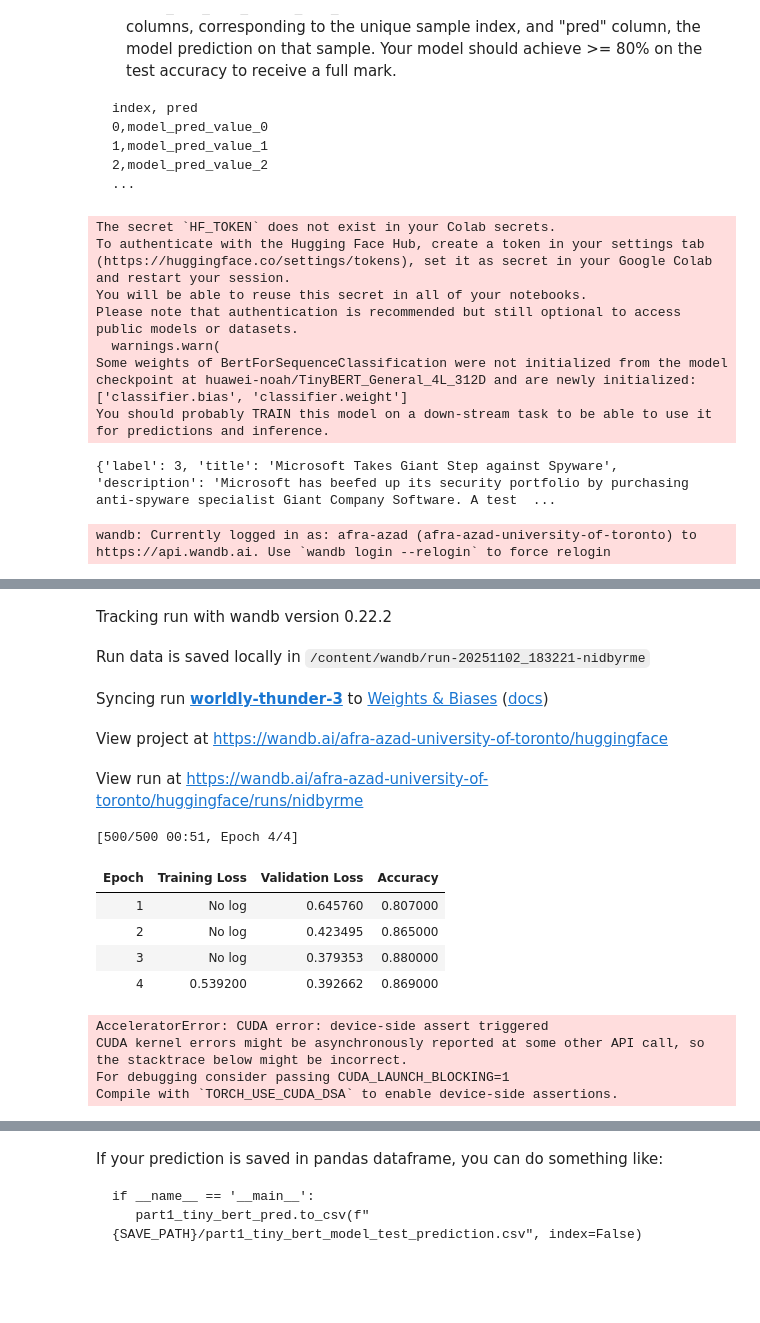
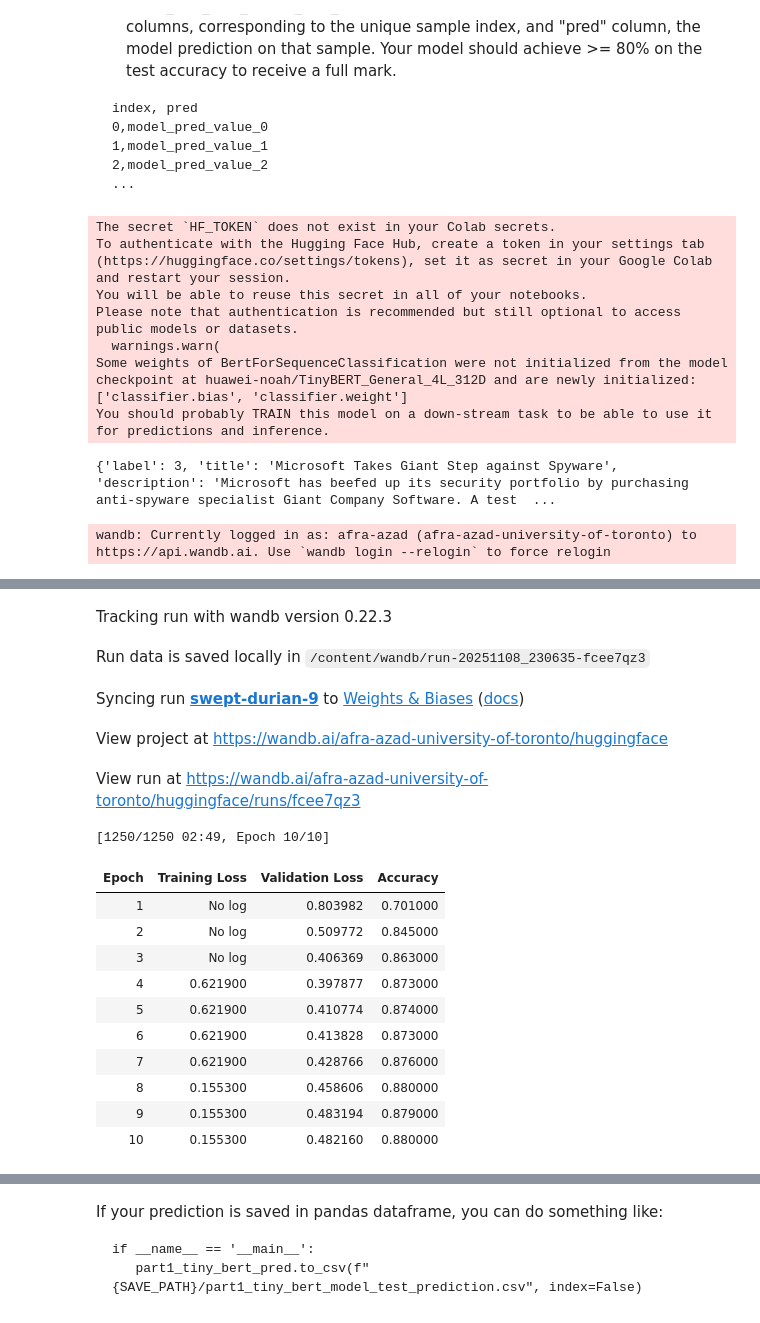
Before and after one commit to AfraAd/CSC413-Homeworks, a Jupyter notebook: Fall25_Hw8_transformer_part1.ipynb, the cells around one changed output, grey strips where cells are left out. Drawn from its saved outputs; the diff is of its cells as text; code cells hidden in the pictures; blank space fills up the shorter version.

```diff
--- a/Fall25_Hw8_transformer_part1.ipynb
+++ b/Fall25_Hw8_transformer_part1.ipynb
@@ -116,7 +134,7 @@ if __name__ == '__main__':
         learning_rate=5e-5,
         per_device_train_batch_size=32,
         per_device_eval_batch_size=64,
-        num_train_epochs=4,
+        num_train_epochs=10,
         weight_decay=0.01,
         warmup_ratio=0.1,
         load_best_model_at_end=True,
@@ -129,44 +147,46 @@ if __name__ == '__main__':
         model=model,
         args=training_args,
         train_dataset=tokenized_datasets["train"],
         eval_dataset=tokenized_datasets["validation"],
         tokenizer=tokenizer,
         data_collator=data_collator,
         compute_metrics=compute_metrics,
     )
 
     # Train and save predictions
     trainer.train()
-    test_predictions = trainer.predict(tokenized_datasets["test"].drop_columns(["label"])
+    test_predictions = trainer.predict(tokenized_datasets["test"].remove_columns(["label"]))
     test_preds = np.argmax(test_predictions.predictions, axis=1)
 
     pd.DataFrame({'index': range(len(test_preds)), 'pred': test_preds}).to_csv(
         f"{SAVE_PATH}/part1_tiny_bert_model_test_prediction.csv", index=False
     )
 #########################################################################
 # %% [output]
 The secret `HF_TOKEN` does not exist in your Colab secrets.
 To authenticate with the Hugging Face Hub, create a token in your settings tab (https://huggingface.co/settings/tokens), set it as secret in your Google Colab and restart your session.
 You will be able to reuse this secret in all of your notebooks.
 Please note that authentication is recommended but still optional to access public models or datasets.
   warnings.warn(
 Some weights of BertForSequenceClassification were not initialized from the model checkpoint at huawei-noah/TinyBERT_General_4L_312D and are newly initialized: ['classifier.bias', 'classifier.weight']
 You should probably TRAIN this model on a down-stream task to be able to use it for predictions and inference.
 {'label': 3, 'title': 'Microsoft Takes Giant Step against Spyware', 'description': 'Microsoft has beefed up its security portfolio by purchasing anti-spyware specialist Giant Company Software. A test  ...
 wandb: Currently logged in as: afra-azad (afra-azad-university-of-toronto) to https://api.wandb.ai. Use `wandb login --relogin` to force relogin
 [interactive output not drawn]
-Tracking run with wandb version 0.22.2
+Tracking run with wandb version 0.22.3
-Run data is saved locally in /content/wandb/run-20251102_183221-nidbyrme
+Run data is saved locally in /content/wandb/run-20251108_230635-fcee7qz3
-Syncing run worldly-thunder-3 to Weights & Biases (docs)
+Syncing run swept-durian-9 to Weights & Biases (docs)
 View project at https://wandb.ai/afra-azad-university-of-toronto/huggingface
-View run at https://wandb.ai/afra-azad-university-of-toronto/huggingface/runs/nidbyrme
+View run at https://wandb.ai/afra-azad-university-of-toronto/huggingface/runs/fcee7qz3
-[500/500 00:51, Epoch 4/4]
+[1250/1250 02:49, Epoch 10/10]
 | Epoch | Training Loss | Validation Loss | Accuracy |
-| 1 | No log | 0.645760 | 0.807000 |
-| 2 | No log | 0.423495 | 0.865000 |
-| 3 | No log | 0.379353 | 0.880000 |
-| 4 | 0.539200 | 0.392662 | 0.869000 |
+| 1 | No log | 0.803982 | 0.701000 |
+| 2 | No log | 0.509772 | 0.845000 |
+| 3 | No log | 0.406369 | 0.863000 |
+| 4 | 0.621900 | 0.397877 | 0.873000 |
+| 5 | 0.621900 | 0.410774 | 0.874000 |
+| 6 | 0.621900 | 0.413828 | 0.873000 |
+| 7 | 0.621900 | 0.428766 | 0.876000 |
+| 8 | 0.155300 | 0.458606 | 0.880000 |
+| 9 | 0.155300 | 0.483194 | 0.879000 |
+| 10 | 0.155300 | 0.482160 | 0.880000 |
-AcceleratorError: CUDA error: device-side assert triggered
-CUDA kernel errors might be asynchronously reported at some other API call, so the stacktrace below might be incorrect.
-For debugging consider passing CUDA_LAUNCH_BLOCKING=1
-Compile with `TORCH_USE_CUDA_DSA` to enable device-side assertions.
```
Also changed, not shown: parts of 6 cells of this notebook.
